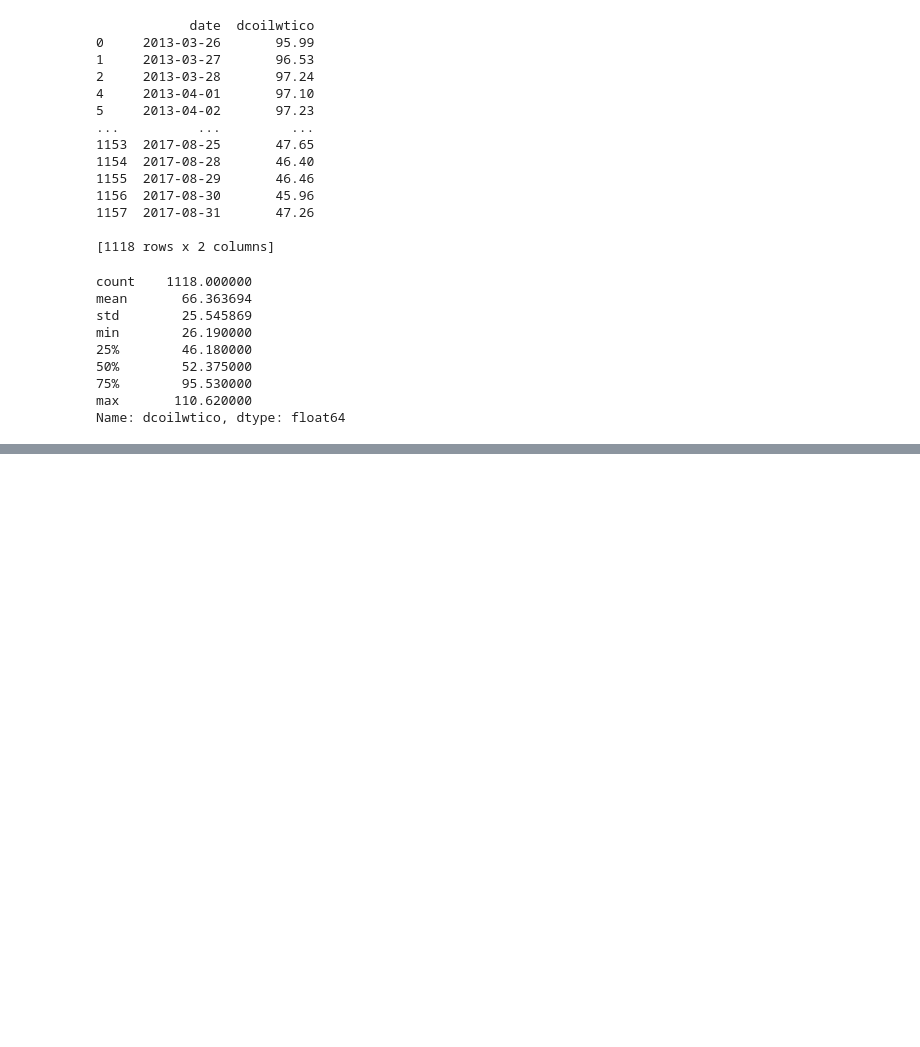
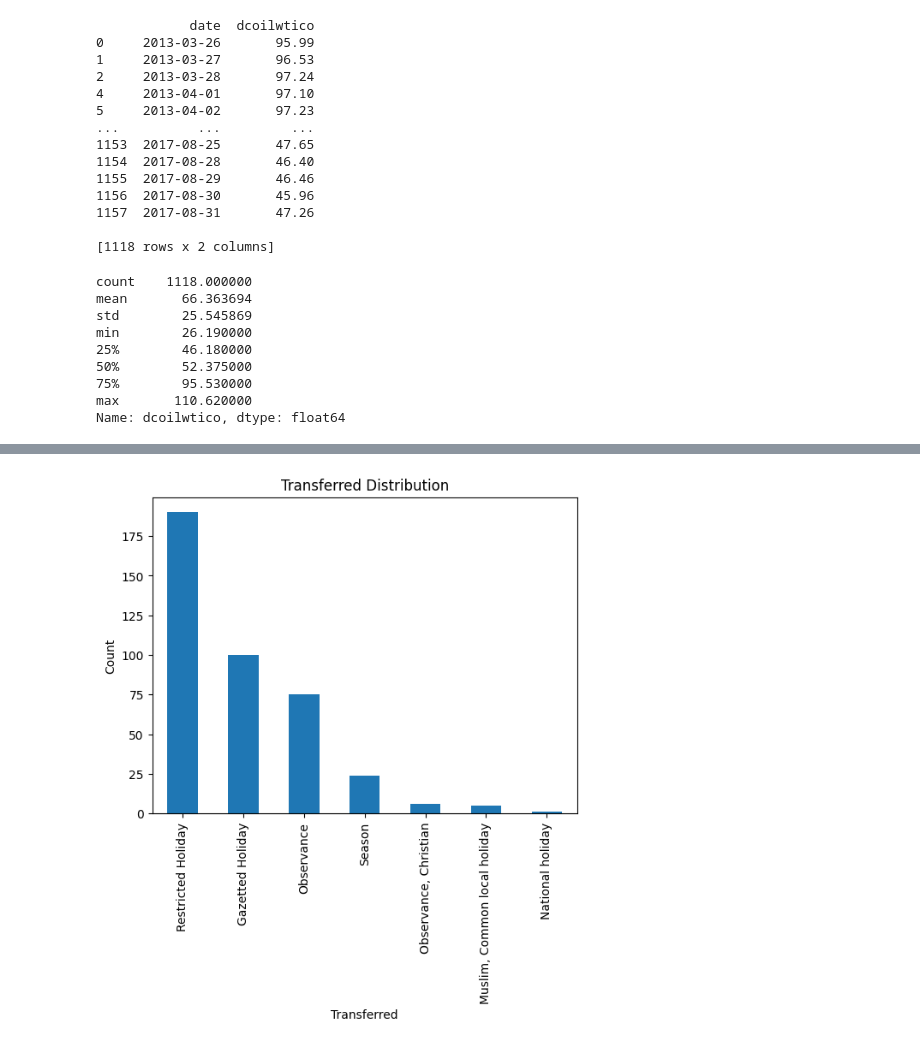
Before and after one commit to florboydens/Data-Analytics-Case-2, a Jupyter notebook: explorationViz.ipynb, the cells around one changed output, grey strips where cells are left out. Drawn from its saved outputs; the diff is of its cells as text; code cells hidden in the pictures; blank space fills up the shorter version.

```diff
--- a/explorationViz.ipynb
+++ b/explorationViz.ipynb
@@ -433,0 +489,10 @@ print(holidays_events.head())
+# %%
+import matplotlib.pyplot as plt
+
+holidays_events['transferred'].value_counts().plot(kind='bar')
+plt.xlabel('Transferred')
+plt.ylabel('Count')
+plt.title('Transferred Distribution')
+plt.show()
+# %% [output]
+[figure, added]
```
Also changed, not shown: parts of 9 cells of this notebook, 2 other files.
